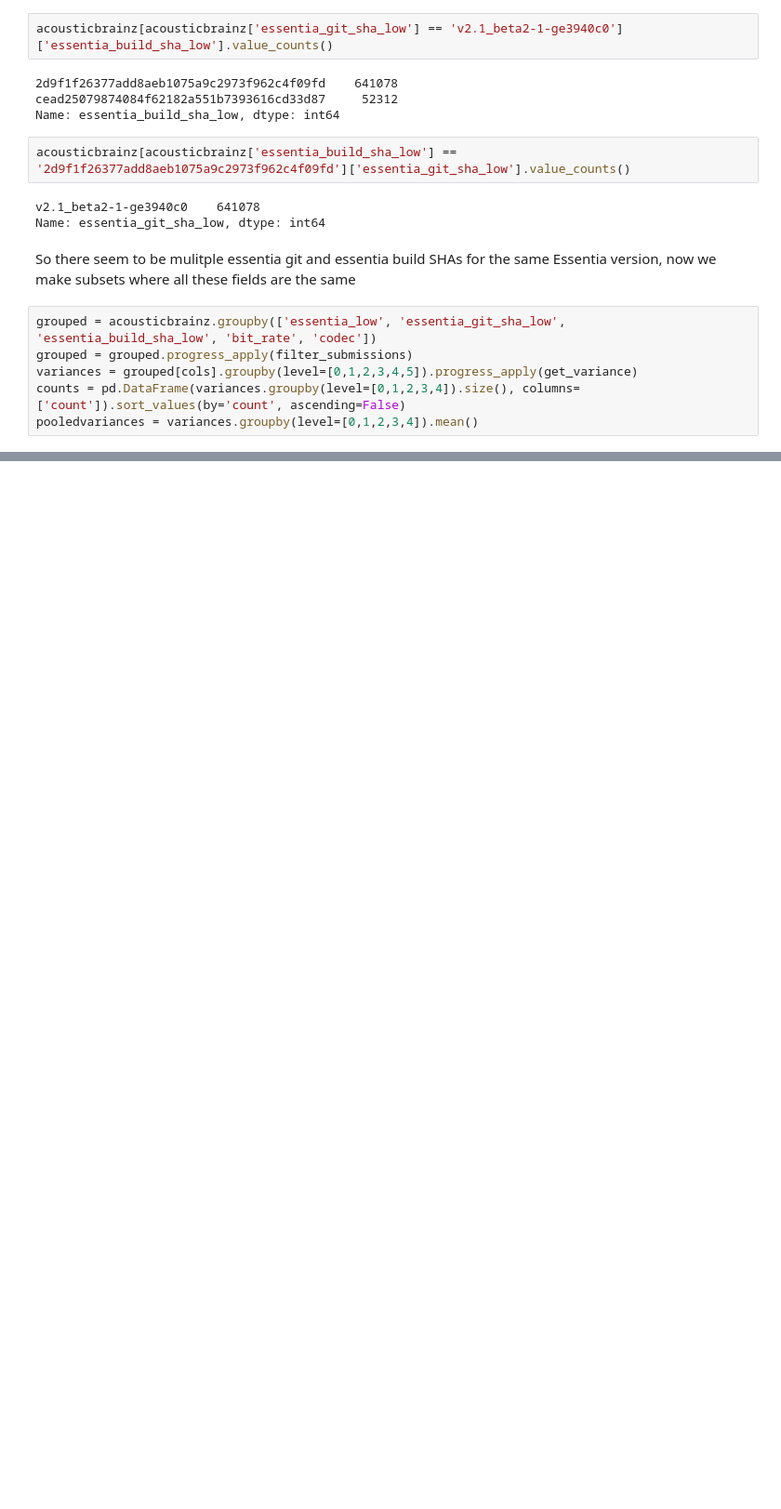
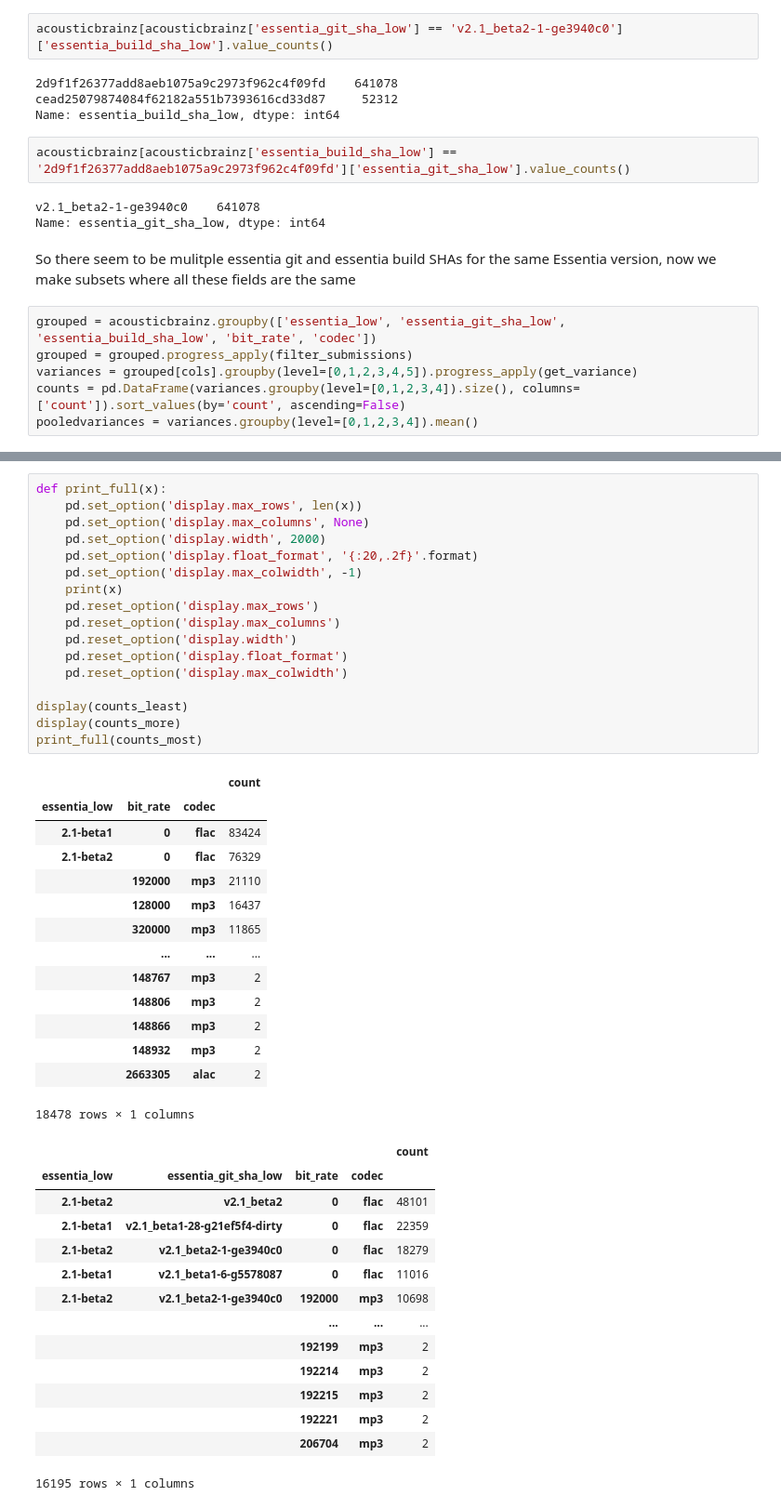
Before and after one commit to chrismostert/Thesis, a Jupyter notebook: AcousticBrainz stability same versions.ipynb, the cells around one changed output, grey strips where cells are left out. Shown at 93% size. Cells and saved outputs as stored; diff of their text form; blank space fills up the shorter version.

```diff
--- a/AcousticBrainz stability same versions.ipynb
+++ b/AcousticBrainz stability same versions.ipynb
@@ -205,0 +233,46 @@ plt.show()
+# %%
+def print_full(x):
+    pd.set_option('display.max_rows', len(x))
+    pd.set_option('display.max_columns', None)
+    pd.set_option('display.width', 2000)
+    pd.set_option('display.float_format', '{:20,.2f}'.format)
+    pd.set_option('display.max_colwidth', -1)
+    print(x)
+    pd.reset_option('display.max_rows')
+    pd.reset_option('display.max_columns')
+    pd.reset_option('display.width')
+    pd.reset_option('display.float_format')
+    pd.reset_option('display.max_colwidth')
+
+display(counts_least)
+display(counts_more)
+print_full(counts_most)
+# %% [output]
+|  |  |  | count |
+| essentia_low | bit_rate | codec |  |
+| 2.1-beta1 | 0 | flac | 83424 |
+| 2.1-beta2 | 0 | flac | 76329 |
+|  | 192000 | mp3 | 21110 |
+|  | 128000 | mp3 | 16437 |
+|  | 320000 | mp3 | 11865 |
+|  | ... | ... | ... |
+|  | 148767 | mp3 | 2 |
+|  | 148806 | mp3 | 2 |
+|  | 148866 | mp3 | 2 |
+|  | 148932 | mp3 | 2 |
+|  | 2663305 | alac | 2 |
+18478 rows × 1 columns
+|  |  |  |  | count |
+| essentia_low | essentia_git_sha_low | bit_rate | codec |  |
+| 2.1-beta2 | v2.1_beta2 | 0 | flac | 48101 |
+| 2.1-beta1 | v2.1_beta1-28-g21ef5f4-dirty | 0 | flac | 22359 |
+| 2.1-beta2 | v2.1_beta2-1-ge3940c0 | 0 | flac | 18279 |
+| 2.1-beta1 | v2.1_beta1-6-g5578087 | 0 | flac | 11016 |
+| 2.1-beta2 | v2.1_beta2-1-ge3940c0 | 192000 | mp3 | 10698 |
+|  |  | ... | ... | ... |
+|  |  | 192199 | mp3 | 2 |
+|  |  | 192214 | mp3 | 2 |
+|  |  | 192215 | mp3 | 2 |
+|  |  | 192221 | mp3 | 2 |
+|  |  | 206704 | mp3 | 2 |
+16195 rows × 1 columns
```
Also changed, not shown: parts of 13 cells of this notebook.
